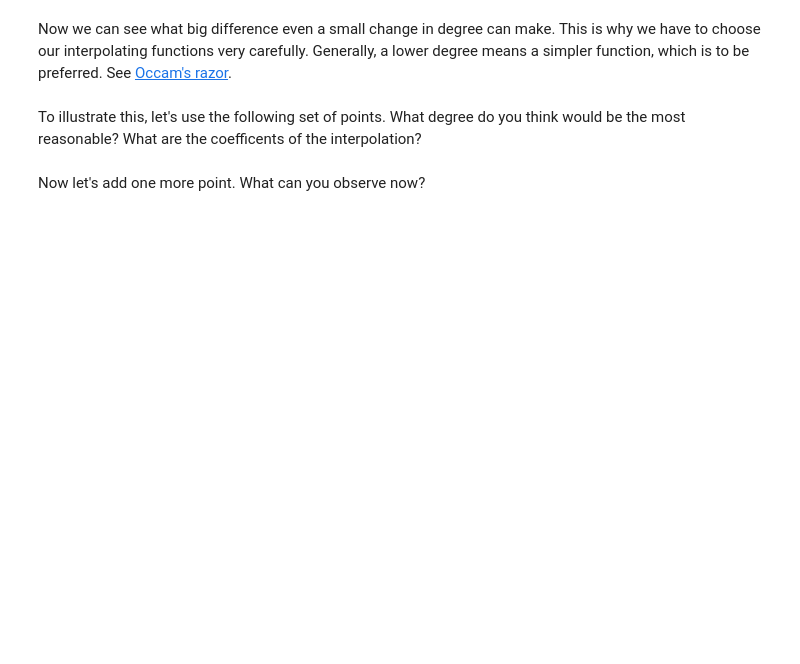
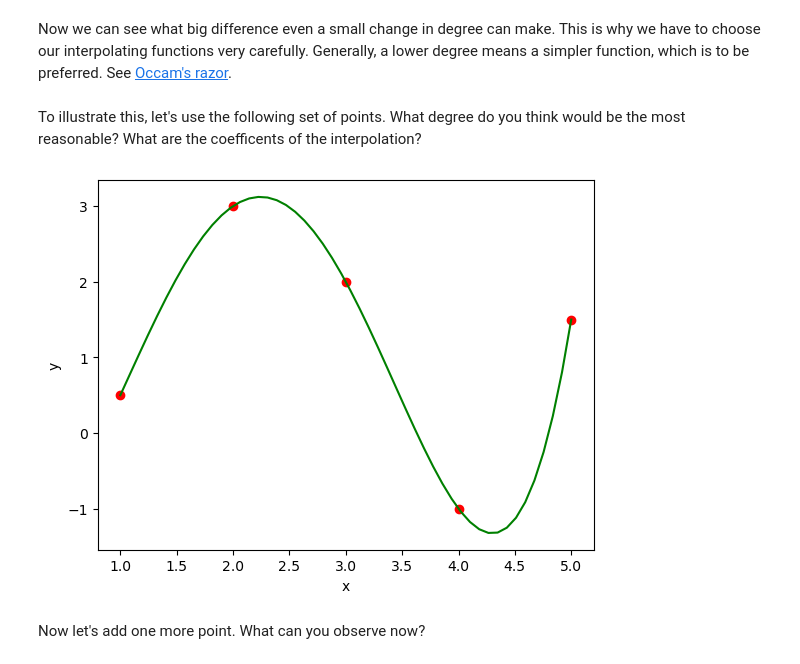
Before and after one commit to crystal-wolfer/SoftUni-AI-ML, a Jupyter notebook: Course 1 - Math For Developer/Excercises/4.Linear-Algebra-Exercise.ipynb, the cells around one changed output. Cells and saved outputs as stored; diff of their text form; code cells hidden in the pictures; blank space fills up the shorter version.

```diff
--- a/Course 1 - Math For Developer/Excercises/4.Linear-Algebra-Exercise.ipynb
+++ b/Course 1 - Math For Developer/Excercises/4.Linear-Algebra-Exercise.ipynb
@@ -118,7 +172,9 @@ Now we can see what big difference even a small change in degree can make. This
 To illustrate this, let's use the following set of points. What degree do you think would be the most reasonable? What are the coefficents of the interpolation?
 # %%
 points = np.array([(1, 0.5), (2, 3), (3, 2), (4, -1), (5, 1.5)])
-# TODO: Write your code here
+interpolate_polynomial(points, 4, np.min(points[:, 0]), np.max(points[:, 0]))
+# %% [output]
+[figure, added]
 # %% [markdown]
 Now let's add one more point. What can you observe now?
 # %%
```
Also changed, not shown: parts of 16 cells of this notebook, 2 other files.
